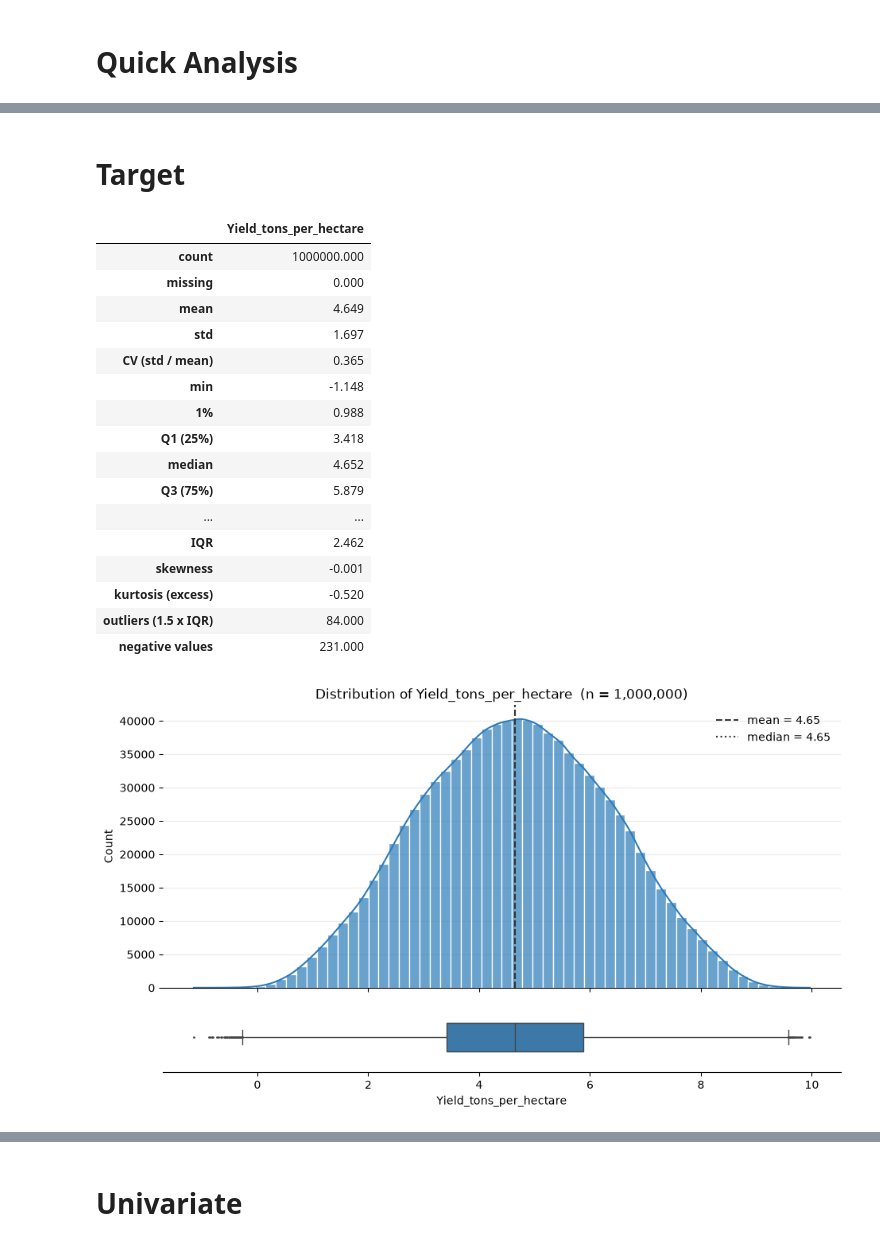
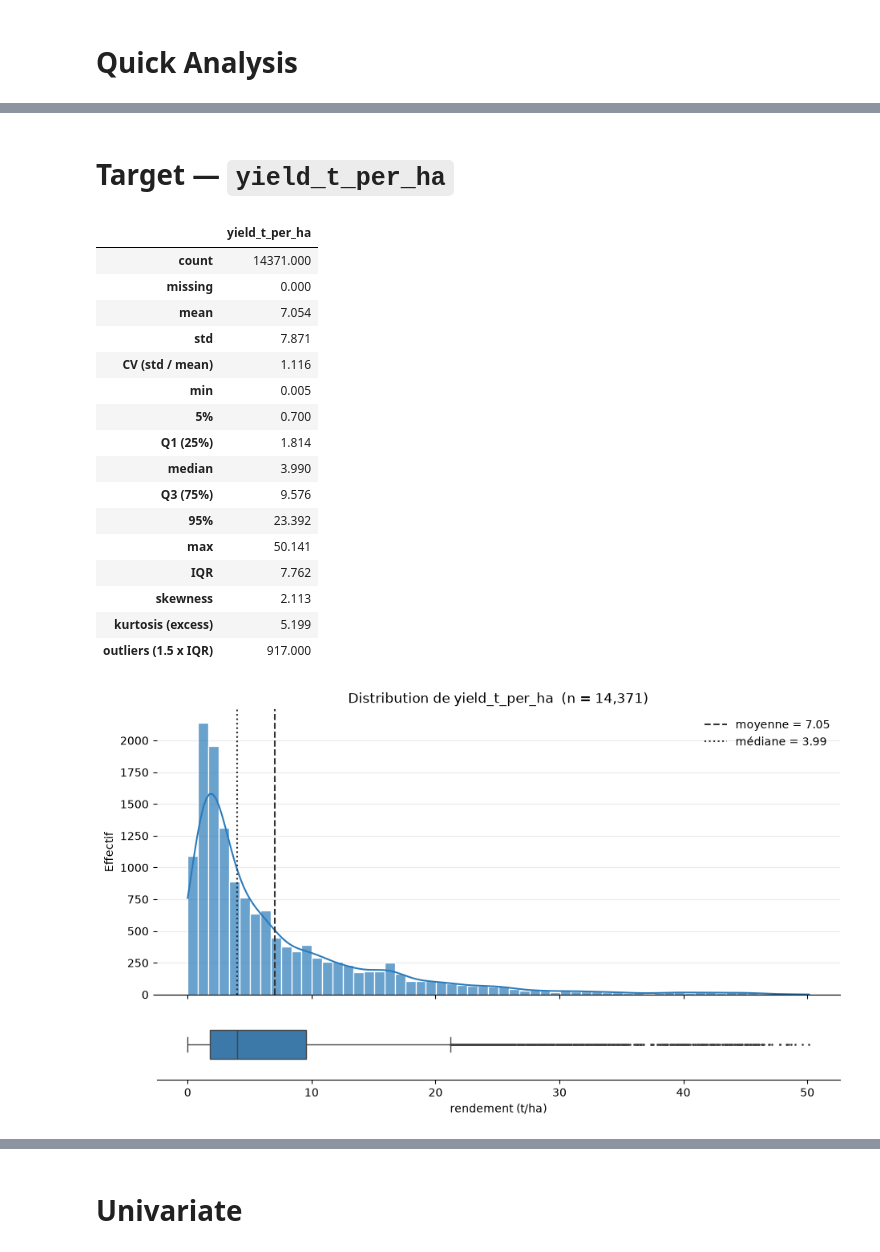
Before and after one commit to KL38/OC_P12_ML_MLOPS_Predict-Crops-rentability, a Jupyter notebook: notebooks/EDA CYPD.ipynb, the cells around one changed output, grey strips where cells are left out. Saved outputs shown, nothing was run; the diff lists cells and outputs as text; code cells hidden in the pictures.

```diff
--- a/notebooks/EDA CYPD.ipynb
+++ b/notebooks/EDA CYPD.ipynb
@@ -427,12 +419,15 @@ FAO_TO_COMMON = {
     "Viet Nam": "Vietnam", "Czechia": "Czech Republic",
 }
 
-# one row per (country, crop, year), FAO names normalised
+# One row per (country, crop, year), FAO names normalised. yield.csv holds both "China"
+# (aggregate: mainland + Hong Kong + Macao + Taiwan) and "China, mainland"; the aggregate
+# must be dropped before renaming, otherwise both rows collide on the same key.
 base = (yield_raw[(yield_raw["Element"] == "Yield") & yield_raw["Item"].isin(items)
-                  & yield_raw["Year"].between(1990, 2013)][["Area", "Item", "Year", "Value"]]
+                  & yield_raw["Year"].between(1990, 2013)
+                  & (yield_raw["Area"] != "China")][["Area", "Item", "Year", "Value"]]
         .rename(columns={"Value": "hg/ha_yield"}))
 base["Area"] = base["Area"].replace(FAO_TO_COMMON)
-base = base.drop_duplicates(["Area", "Item", "Year"])
+assert not base.duplicated(["Area", "Item", "Year"]).any(), "keys must be unique after renaming"
 
 rain = rainfall.rename(columns={" Area": "Area"})[["Area", "Year", "average_rain_fall_mm_per_year"]].copy()
 rain["average_rain_fall_mm_per_year"] = pd.to_numeric(rain["average_rain_fall_mm_per_year"], errors="coerce")
@@ -971,0 +899,11 @@ Deux constats dans `describe()` :
+# %%
+# Working columns. Two are set aside on purpose:
+#   hg/ha_yield        -> same information as the target, in another unit
+#   pesticides_tonnes  -> superseded by pesticides_kg_per_ha (a national total, not an intensity)
+target = B_enriched["yield_t_per_ha"]
+colnum = B_enriched.select_dtypes(include=np.number).columns.drop(
+    ["yield_t_per_ha", "hg/ha_yield", "pesticides_tonnes"])
+colcat = B_enriched.select_dtypes(exclude=np.number).columns
+
+print("numériques :", list(colnum))
+print("catégorielles :", list(colcat))
@@ -972,12 +922,6 @@ Deux constats dans `describe()` :
 # %% [markdown]
-# Target
+# Target — `yield_t_per_ha`
-# %%
-target = df['Yield_tons_per_hectare']
 # %%
-BLUE = "#2b7bba"
-INK = "#333333"
-
-# --- Descriptive statistics ---
 q1, q3 = target.quantile([0.25, 0.75])
 iqr = q3 - q1
 low_fence, high_fence = q1 - 1.5 * iqr, q3 + 1.5 * iqr
@@ -989,60 +933,56 @@ stats = pd.Series({
     "std": target.std(),
     "CV (std / mean)": target.std() / target.mean(),
     "min": target.min(),
-    "1%": target.quantile(0.01),
+    "5%": target.quantile(0.05),
     "Q1 (25%)": q1,
     "median": target.median(),
     "Q3 (75%)": q3,
-    "99%": target.quantile(0.99),
+    "95%": target.quantile(0.95),
     "max": target.max(),
-    "range": target.max() - target.min(),
     "IQR": iqr,
     "skewness": target.skew(),
     "kurtosis (excess)": target.kurtosis(),
     "outliers (1.5 x IQR)": ((target < low_fence) | (target > high_fence)).sum(),
-    "negative values": (target < 0).sum(),
 })
 display(stats.to_frame(target.name).round(3))
 
-# --- Distribution: histogram + KDE on top, boxplot below on the same x axis ---
 fig, (ax_hist, ax_box) = plt.subplots(
     2, 1, sharex=True, figsize=(11, 6),
     gridspec_kw={"height_ratios": [4, 1], "hspace": 0.08},
 )
-
 sns.histplot(target, bins=60, color=BLUE, alpha=0.7, edgecolor="white", kde=True, ax=ax_hist)
-ax_hist.axvline(target.mean(), color=INK, ls="--", lw=1.5, label=f"mean = {target.mean():.2f}")
-ax_hist.axvline(target.median(), color=INK, ls=":", lw=1.5, label=f"median = {target.median():.2f}")
+ax_hist.axvline(target.mean(), color=INK, ls="--", lw=1.5, label=f"moyenne = {target.mean():.2f}")
+ax_hist.axvline(target.median(), color=INK, ls=":", lw=1.5, label=f"médiane = {target.median():.2f}")
 ax_hist.legend(frameon=False)
-ax_hist.set_title(f"Distribution of {target.name}  (n = {target.size:,})")
+ax_hist.set_title(f"Distribution de {target.name}  (n = {target.size:,})")
 ax_hist.set_xlabel("")
-ax_hist.set_ylabel("Count")
+ax_hist.set_ylabel("Effectif")
 ax_hist.grid(axis="y", alpha=0.25)
 ax_hist.set_axisbelow(True)
 
 sns.boxplot(x=target, color=BLUE, width=0.4, fliersize=1, ax=ax_box)
-ax_box.set_xlabel(target.name)
+ax_box.set_xlabel("rendement (t/ha)")
 ax_box.set_yticks([])
 
 sns.despine(fig=fig, left=True)
 fig.tight_layout()
 plt.show()
 # %% [output]
-|  | Yield_tons_per_hectare |
-| count | 1000000.000 |
+|  | yield_t_per_ha |
+| count | 14371.000 |
 | missing | 0.000 |
-| mean | 4.649 |
-| std | 1.697 |
-| CV (std / mean) | 0.365 |
-| min | -1.148 |
-| 1% | 0.988 |
-| Q1 (25%) | 3.418 |
-| median | 4.652 |
-| Q3 (75%) | 5.879 |
-| ... | ... |
-| IQR | 2.462 |
-| skewness | -0.001 |
-| kurtosis (excess) | -0.520 |
-| outliers (1.5 x IQR) | 84.000 |
-| negative values | 231.000 |
+| mean | 7.054 |
+| std | 7.871 |
+| CV (std / mean) | 1.116 |
+| min | 0.005 |
+| 5% | 0.700 |
+| Q1 (25%) | 1.814 |
+| median | 3.990 |
+| Q3 (75%) | 9.576 |
+| 95% | 23.392 |
+| max | 50.141 |
+| IQR | 7.762 |
+| skewness | 2.113 |
+| kurtosis (excess) | 5.199 |
+| outliers (1.5 x IQR) | 917.000 |
-[figure, old version]
+[figure, new version]
```
Also changed, not shown: parts of 104 cells of this notebook, 2 other files.
